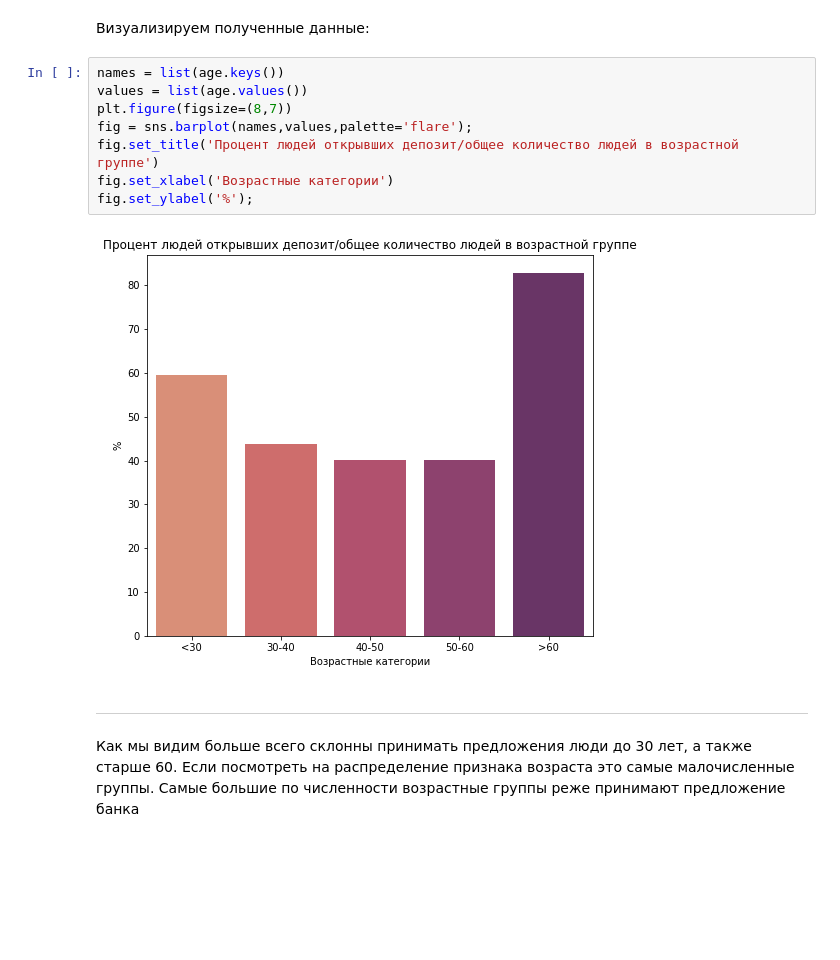
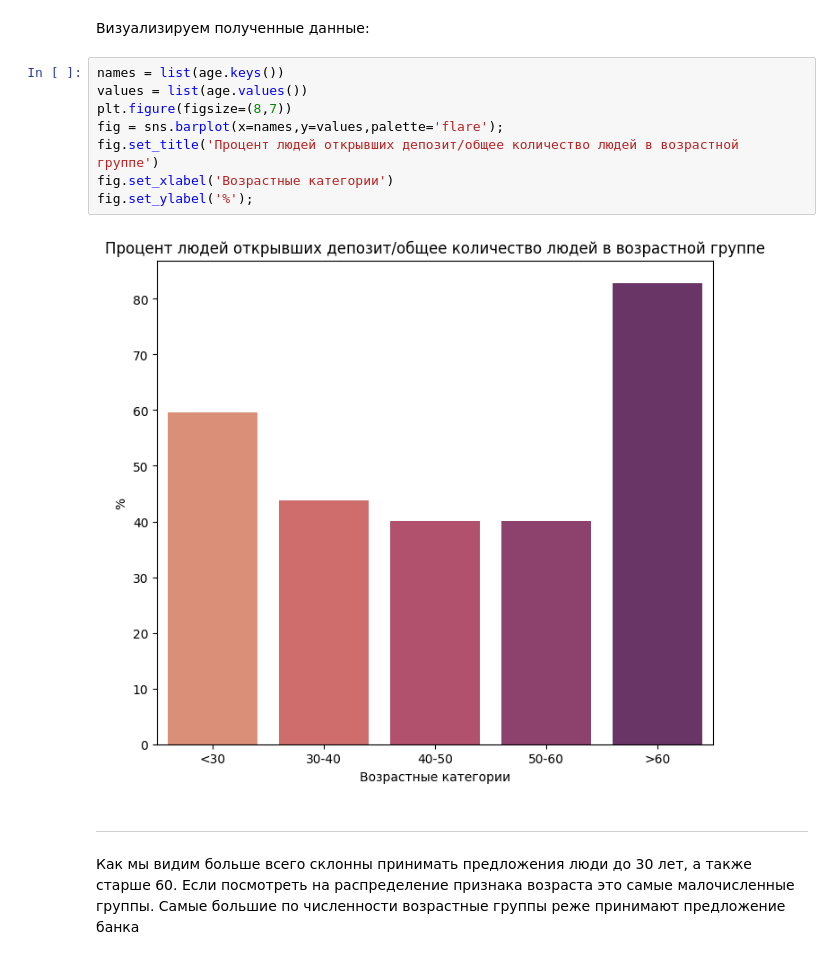
Before and after one commit to dutch1989/SF-Projects, a Jupyter notebook: SF Projects/project 3/Project_3.ipynb, the cells around one changed output. Cells and saved outputs as stored; diff of their text form; blank space fills up the shorter version.

```diff
--- a/SF Projects/project 3/Project_3.ipynb
+++ b/SF Projects/project 3/Project_3.ipynb
@@ -328,13 +328,13 @@ age['>60'] = df[mask_more_60 & success]['deposit'].count() / df[mask_more_60]['d
 # %%
 names = list(age.keys())
 values = list(age.values())
 plt.figure(figsize=(8,7))
-fig = sns.barplot(names,values,palette='flare');
+fig = sns.barplot(x=names,y=values,palette='flare');
 fig.set_title('Процент людей открывших депозит/общее количество людей в возрастной группе')
 fig.set_xlabel('Возрастные категории')
 fig.set_ylabel('%');
 # %% [output]
-[figure, old version]
+[figure, new version]
 # %% [markdown]
 
 
```
Also changed, not shown: parts of 20 cells of this notebook.
